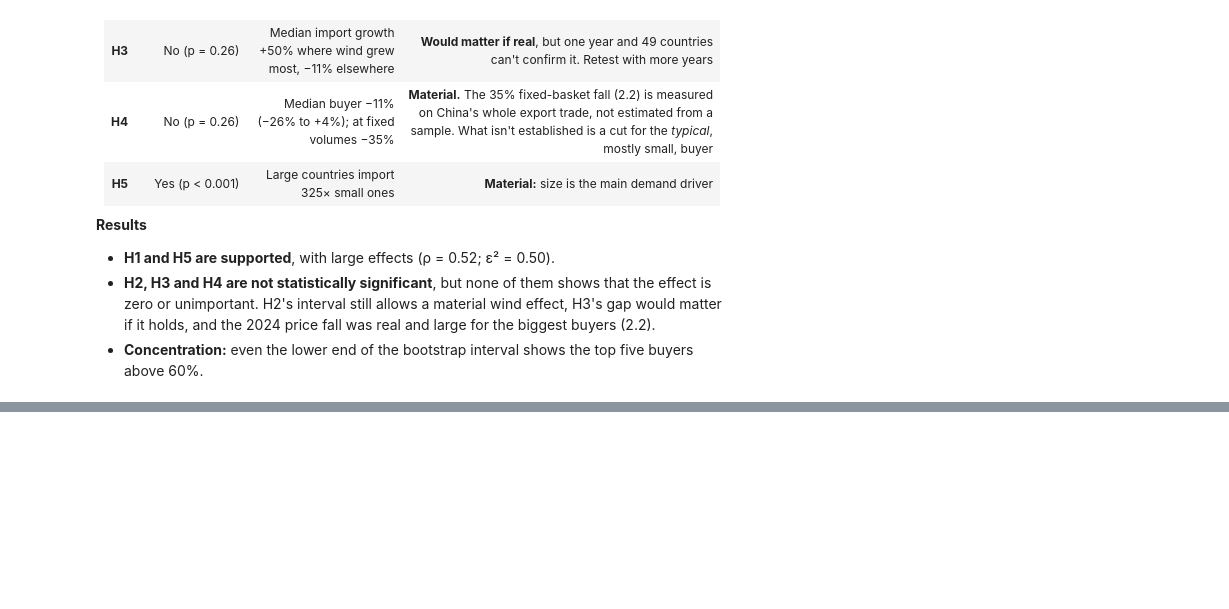
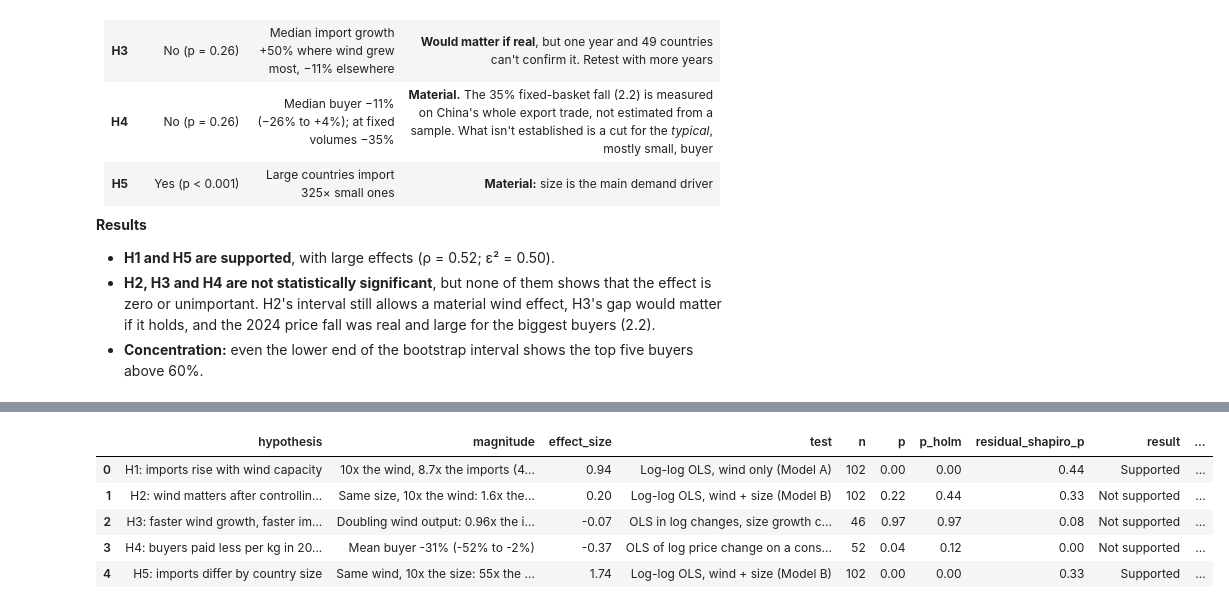
Before and after one commit to bolorbud-gif/business-analytics-portfolio, a Jupyter notebook: notebooks/02_eda_analysis.ipynb, the cells around one changed output, grey strips where cells are left out. Saved outputs shown, nothing was run; the diff lists cells and outputs as text; code cells hidden in the pictures; blank space fills up the shorter version.

```diff
--- a/notebooks/02_eda_analysis.ipynb
+++ b/notebooks/02_eda_analysis.ipynb
@@ -532,0 +692,39 @@ challenged:
+# %%
+keys = ["n", "statistic", "p", "residual_shapiro_p"]
+regression_check = st.hypothesis_table([
+    {"hypothesis": "H1: imports rise with wind capacity",
+     "magnitude": f"10x the wind, {ev['H1']['fold']:.1f}x the imports "
+                  f"({ev['H1']['fold_low']:.1f}x to {ev['H1']['fold_high']:.1f}x)",
+     "effect_measure": "elasticity", "effect_size": ev["H1"]["coef"],
+     "test": "Log-log OLS, wind only (Model A)", **{k: ev["H1"][k] for k in keys}},
+    {"hypothesis": "H2: wind matters after controlling for size",
+     "magnitude": f"Same size, 10x the wind: {ev['H2']['fold']:.1f}x the imports "
+                  f"({ev['H2']['fold_low']:.2f}x to {ev['H2']['fold_high']:.1f}x)",
+     "effect_measure": "elasticity", "effect_size": ev["H2"]["coef"],
+     "test": "Log-log OLS, wind + size (Model B)", **{k: ev["H2"][k] for k in keys}},
+    {"hypothesis": "H3: faster wind growth, faster import growth (2024)",
+     "magnitude": f"Doubling wind output: {ev['H3']['fold']:.2f}x the import growth "
+                  f"({ev['H3']['fold_low']:.2f}x to {ev['H3']['fold_high']:.0f}x)",
+     "effect_measure": "growth elasticity", "effect_size": ev["H3"]["coef"],
+     "test": "OLS in log changes, size growth controlled", **{k: ev["H3"][k] for k in keys}},
+    {"hypothesis": "H4: buyers paid less per kg in 2024 than 2023",
+     "magnitude": f"Mean buyer {st.log_ratio_to_pct(ev['H4']['coef']):+.0f}% "
+                  f"({st.log_ratio_to_pct(ev['H4']['ci_low']):+.0f}% to {st.log_ratio_to_pct(ev['H4']['ci_high']):+.0f}%)",
+     "effect_measure": "mean log change", "effect_size": ev["H4"]["coef"],
+     "test": "OLS of log price change on a constant (= paired t-test)", **{k: ev["H4"][k] for k in keys}},
+    {"hypothesis": "H5: imports differ by country size",
+     "magnitude": f"Same wind, 10x the size: {ev['H5']['fold']:.0f}x the imports "
+                  f"({ev['H5']['fold_low']:.0f}x to {ev['H5']['fold_high']:.0f}x)",
+     "effect_measure": "elasticity", "effect_size": ev["H5"]["coef"],
+     "test": "Log-log OLS, wind + size (Model B)", **{k: ev["H5"][k] for k in keys}},
+])
+regression_check.assign(main_test_result=tests["result"].to_numpy())[
+    ["hypothesis", "magnitude", "effect_size", "test", "n", "p", "p_holm", "residual_shapiro_p",
+     "result", "main_test_result"]]
+# %% [output]
+|  | hypothesis | magnitude | effect_size | test | n | p | p_holm | residual_shapiro_p | result | ... |
+| 0 | H1: imports rise with wind capacity | 10x the wind, 8.7x the imports (4... | 0.94 | Log-log OLS, wind only (Model A) | 102 | 0.00 | 0.00 | 0.44 | Supported | ... |
+| 1 | H2: wind matters after controllin... | Same size, 10x the wind: 1.6x the... | 0.20 | Log-log OLS, wind + size (Model B) | 102 | 0.22 | 0.44 | 0.33 | Not supported | ... |
+| 2 | H3: faster wind growth, faster im... | Doubling wind output: 0.96x the i... | -0.07 | OLS in log changes, size growth c... | 46 | 0.97 | 0.97 | 0.08 | Not supported | ... |
+| 3 | H4: buyers paid less per kg in 20... | Mean buyer -31% (-52% to -2%) | -0.37 | OLS of log price change on a cons... | 52 | 0.04 | 0.12 | 0.00 | Not supported | ... |
+| 4 | H5: imports differ by country size | Same wind, 10x the size: 55x the ... | 1.74 | Log-log OLS, wind + size (Model B) | 102 | 0.00 | 0.00 | 0.33 | Supported | ... |
```
Also changed, not shown: parts of 14 cells of this notebook, 11 other files.
